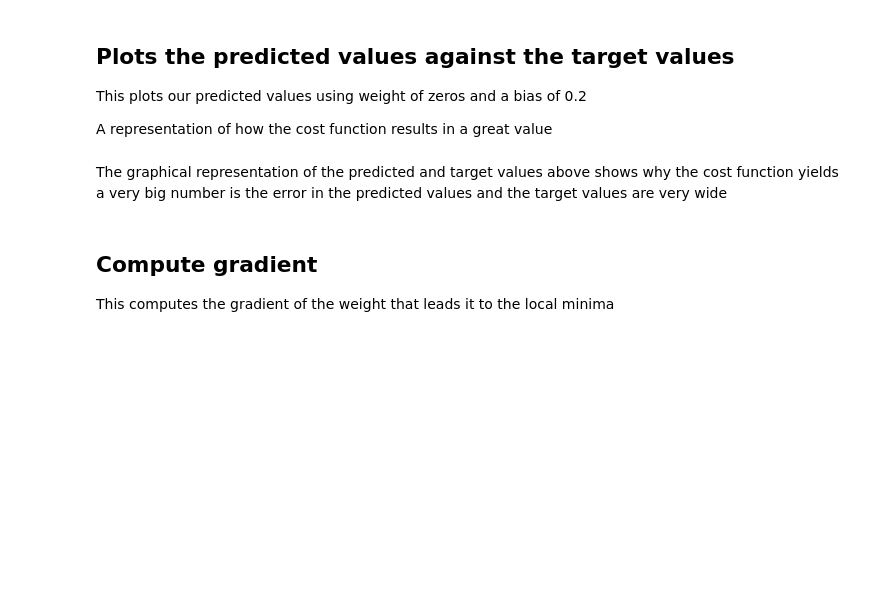
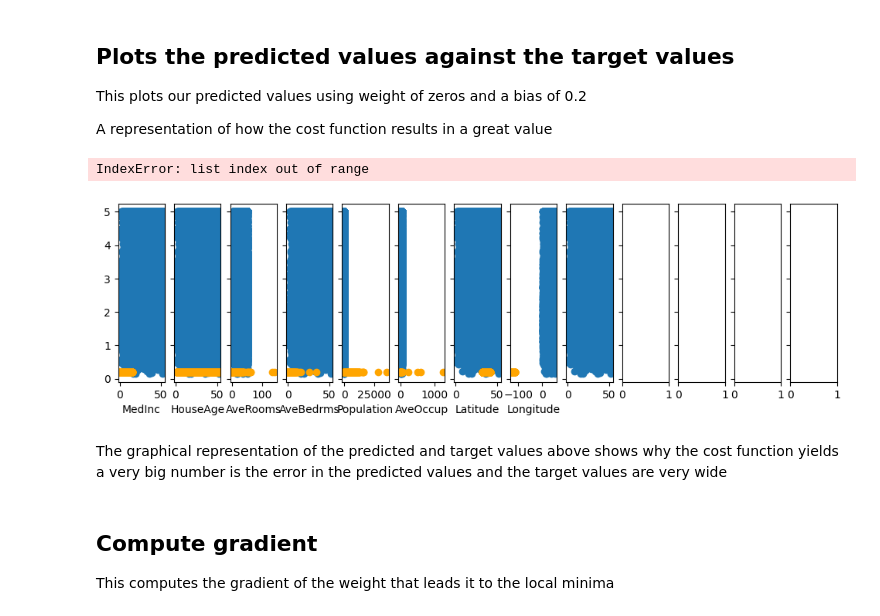
Before and after one commit to PercyAyimbilaNsolemna/Machine_Learning, a Jupyter notebook: House_Prediction_Project/house_prediction.ipynb, the cells around one changed output. Saved outputs shown, nothing was run; the diff lists cells and outputs as text; code cells hidden in the pictures; blank space fills up the shorter version.

```diff
--- a/House_Prediction_Project/house_prediction.ipynb
+++ b/House_Prediction_Project/house_prediction.ipynb
@@ -262,19 +263,22 @@ A representation of how the cost function results in a great value
 # %%
 #Calulates the our models prediction using the assumed weights and bias
 m,n = X_train.shape
 yp = np.zeros(m)
 for i in range(m):
     yp[i] = np.dot(X_train[i],w_norm) + b_norm
 
 #Plot predictions versus original values against features
 fig, ax = plt.subplots(1,13, figsize = (12,3), sharey = True)
 
 for i in range(len(ax)):
     ax[i].scatter(X_train[:,1], y_train, label = 'target')
     ax[i].set_xlabel(X_features[i])
-    ax[i].scatter(X_train[:,i],yp,color=dlc["dlorange"], label = 'predict')
+    ax[i].scatter(X_train[:,i],yp,color='orange', label = 'predict')
 ax[0].set_ylabel('Price'); ax[0].legend()
 fig.suptitle('Target versus Prediction using random weight and bias')
+# %% [output]
+IndexError: list index out of range
+[figure, added]
 # %% [markdown]
 The graphical representation of the predicted and target values above shows why the cost function yields a very big number is the error in the predicted values and the target values are very wide
 # %% [markdown]
```
Also changed, not shown: parts of 9 cells of this notebook.
